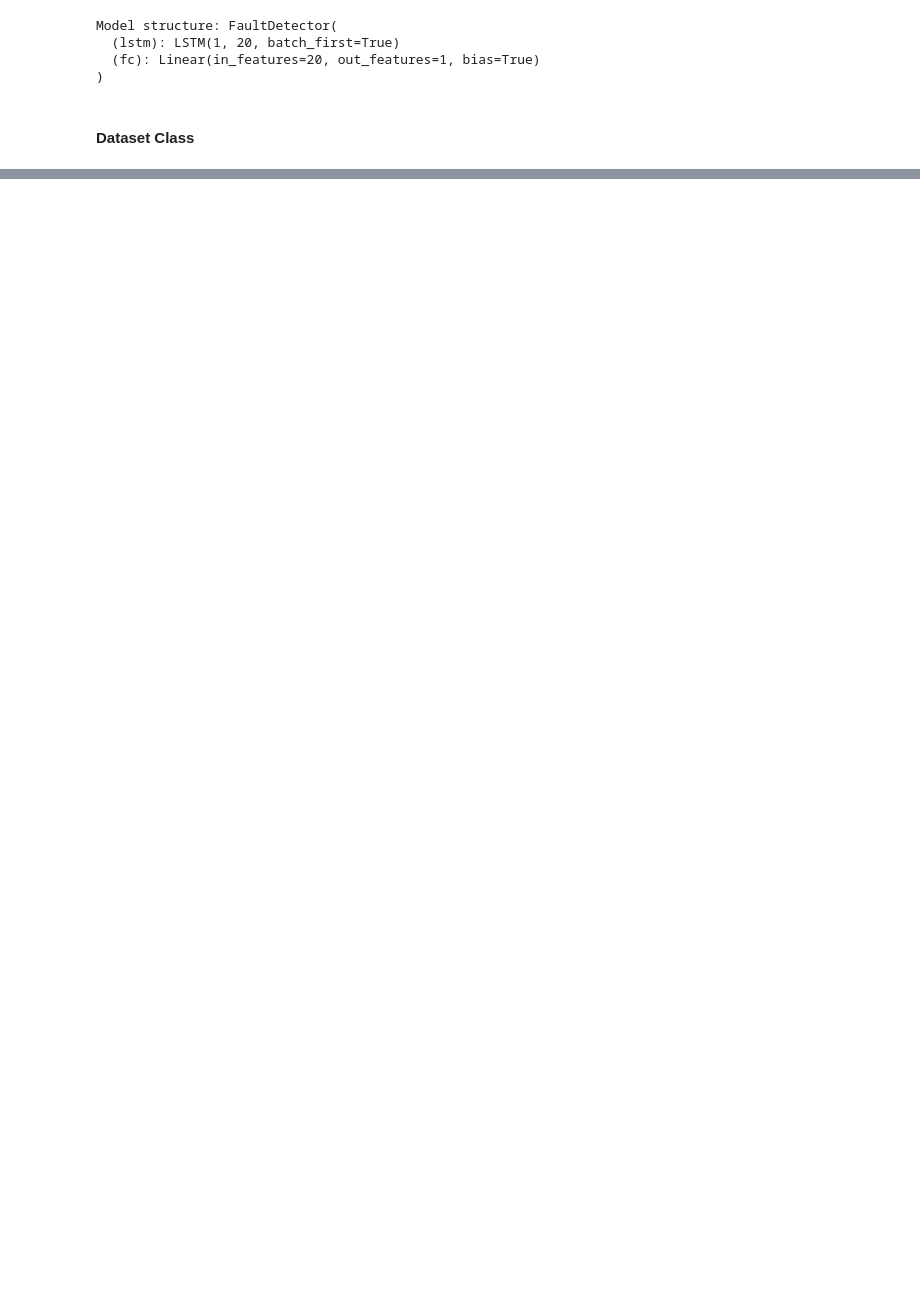
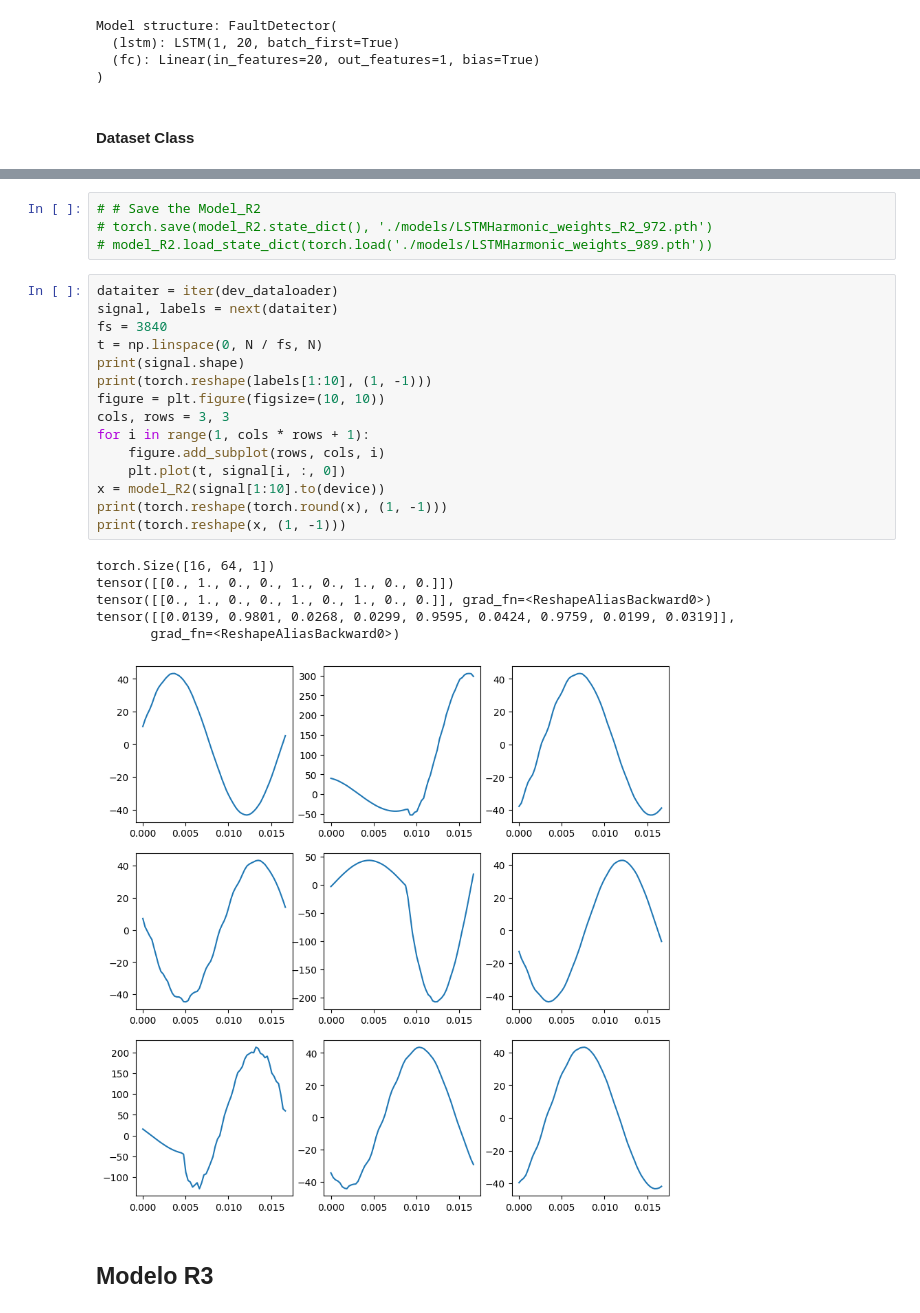
Before and after one commit to alvarohc777/pyTorch, a Jupyter notebook: Formulacion_1.ipynb, the cells around one changed output, grey strips where cells are left out. Drawn from its saved outputs; the diff is of its cells as text; blank space fills up the shorter version.

```diff
--- a/Formulacion_1.ipynb
+++ b/Formulacion_1.ipynb
@@ -408,0 +563,28 @@ tensor([[1., 1., 0., 1., 0., 0., 0., 0., 0.]], grad_fn=<ReshapeAliasBackward0>)
+# %%
+# # Save the Model_R2
+# torch.save(model_R2.state_dict(), './models/LSTMHarmonic_weights_R2_972.pth')
+# model_R2.load_state_dict(torch.load('./models/LSTMHarmonic_weights_989.pth'))
+# %%
+dataiter = iter(dev_dataloader)
+signal, labels = next(dataiter)
+fs = 3840
+t = np.linspace(0, N / fs, N)
+print(signal.shape)
+print(torch.reshape(labels[1:10], (1, -1)))
+figure = plt.figure(figsize=(10, 10))
+cols, rows = 3, 3
+for i in range(1, cols * rows + 1):
+    figure.add_subplot(rows, cols, i)
+    plt.plot(t, signal[i, :, 0])
+x = model_R2(signal[1:10].to(device))
+print(torch.reshape(torch.round(x), (1, -1)))
+print(torch.reshape(x, (1, -1)))
+# %% [output]
+torch.Size([16, 64, 1])
+tensor([[0., 1., 0., 0., 1., 0., 1., 0., 0.]])
+tensor([[0., 1., 0., 0., 1., 0., 1., 0., 0.]], grad_fn=<ReshapeAliasBackward0>)
+tensor([[0.0139, 0.9801, 0.0268, 0.0299, 0.9595, 0.0424, 0.9759, 0.0199, 0.0319]],
+       grad_fn=<ReshapeAliasBackward0>)
+[figure, added]
+# %% [markdown]
+## Modelo R3
```
Also changed, not shown: parts of 21 cells of this notebook, 3 other files.
